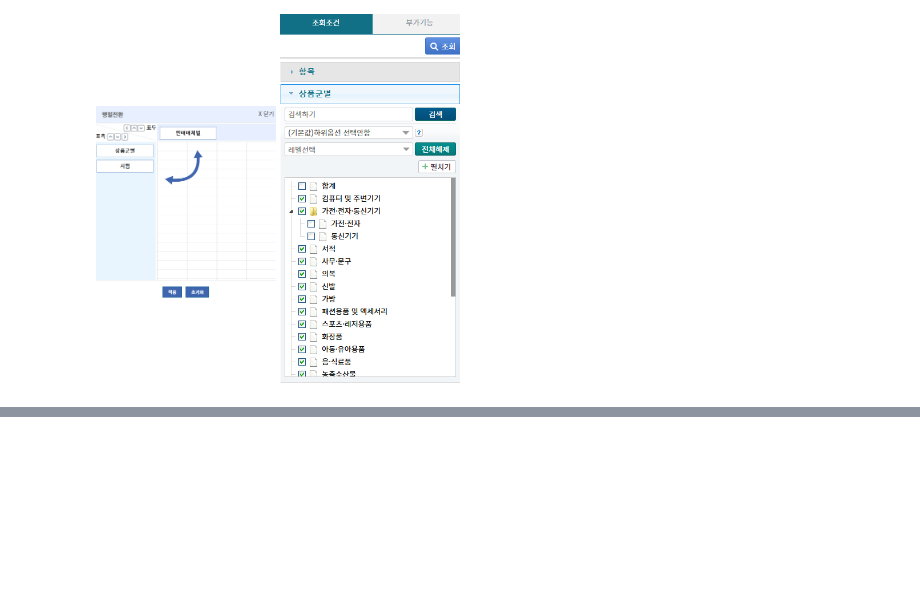
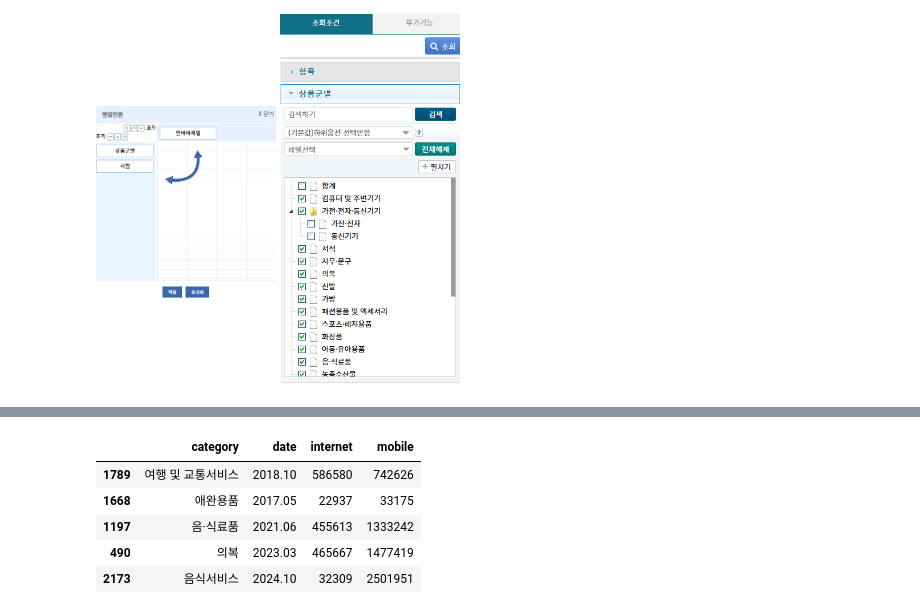
Before and after one commit to oatmealflyer/python, a Jupyter notebook: py11_.ipynb, the cells around one changed output, grey strips where cells are left out. Saved outputs shown, nothing was run; the diff lists cells and outputs as text; code cells hidden in the pictures; blank space fills up the shorter version.

```diff
--- a/py11_.ipynb
+++ b/py11_.ipynb
@@ -19,0 +69,13 @@ from datetime
+# %%
+ex1_data = ori.copy()
+# ex1_data[ex1_data['category']== '음식서비스' ]  #
+obj =['컴퓨터 및 주변기기','의복','신발','가방','음식서비스','음·식료품','애완용품','여행 및 교통서비스']
+ex1_data = ex1_data[ex1_data['category'].isin(obj)]
+ex1_data.sample(5)
+# %% [output]
+|  | category | date | internet | mobile |
+| 1789 | 여행 및 교통서비스 | 2018.10 | 586580 | 742626 |
+| 1668 | 애완용품 | 2017.05 | 22937 | 33175 |
+| 1197 | 음·식료품 | 2021.06 | 455613 | 1333242 |
+| 490 | 의복 | 2023.03 | 465667 | 1477419 |
+| 2173 | 음식서비스 | 2024.10 | 32309 | 2501951 |
```
Also changed, not shown: parts of 7 cells of this notebook, 3 other files.
